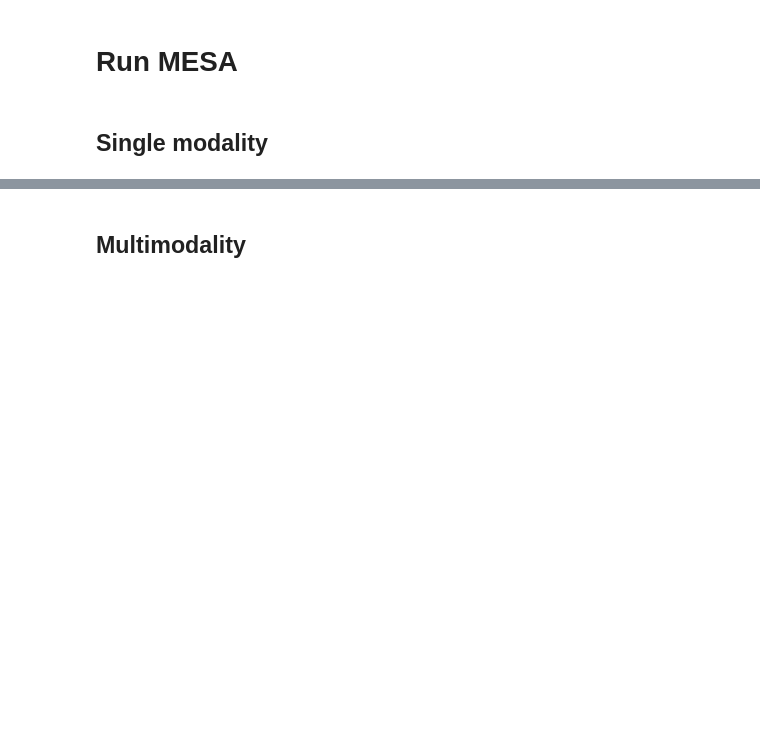
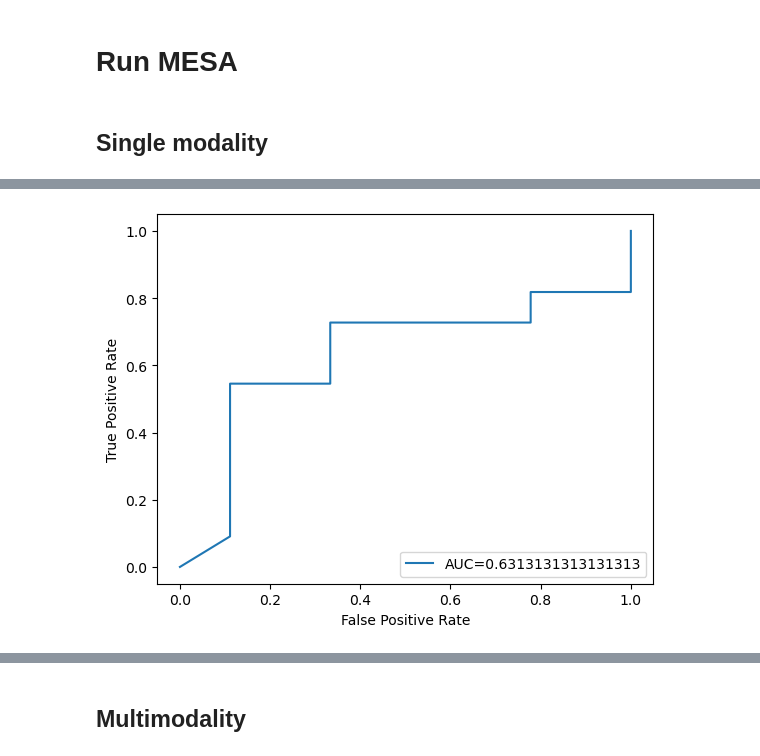
Before and after one commit to ChaorongC/mesa_cfdna, a Jupyter notebook: demo.ipynb, the cells around one changed output, grey strips where cells are left out. Cells and saved outputs as stored; diff of their text form; code cells hidden in the pictures; blank space fills up the shorter version.

```diff
--- a/demo.ipynb
+++ b/demo.ipynb
@@ -23,8 +223,9 @@ def plot_ROC(y_true, y_pred):
 # %% [markdown]
 # Create random datasets for testing
 # %%
+sample_size = 100
 dataset1, label = make_classification(
-    n_samples=20,
+    n_samples=sample_size,
     n_features=50,
     n_informative=30,
     n_redundant=5,
@@ -33,7 +234,7 @@ dataset1, label = make_classification(
 )
 
 dataset2, label_ = make_classification(
-    n_samples=20,
+    n_samples=sample_size,
     n_features=40,
     n_informative=20,
     n_redundant=5,
@@ -45,11 +246,11 @@ dataset1 = pd.DataFrame(
     dataset1,
     columns=["feature_1_" + str(_) for _ in range(50)],
     index=[("Cancer" if _ == 1 else "Normal") for _ in label],
-).T
+)
 dataset2 = pd.DataFrame(
     dataset2,
     columns=["feature_2_" + str(_) for _ in range(40)],
     index=[("Cancer" if _ == 1 else "Normal") for _ in label],
-).T
+)
 # %%
 dataset1.head()
@@ -145,0 +334,6 @@ plot_ROC(mesa_single_summary_2[0], mesa_single_summary_2[1][1])
+# %%
+# ROC curve for modality_1 on dataset1
+y_pred_1 = predictions_1[:, 1]
+plot_ROC(y_true=y_test, y_pred = y_pred_1)
+# %% [output]
+[figure, added]
```
Also changed, not shown: parts of 16 cells of this notebook, 1 other file.
